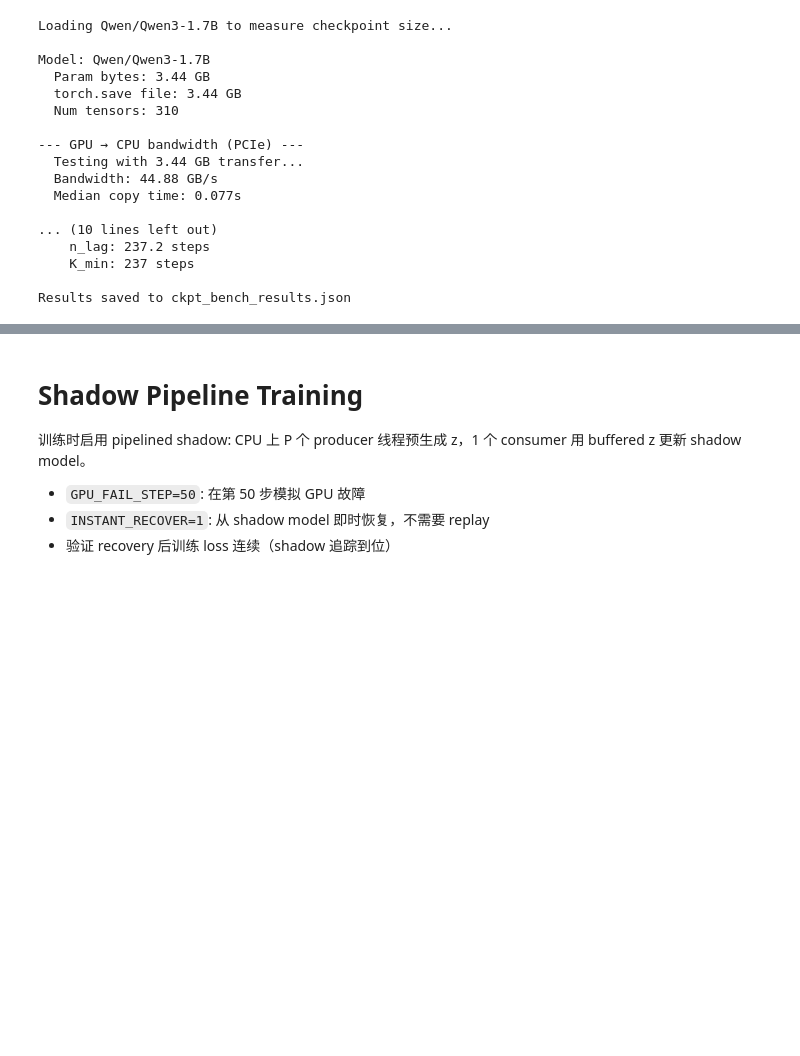
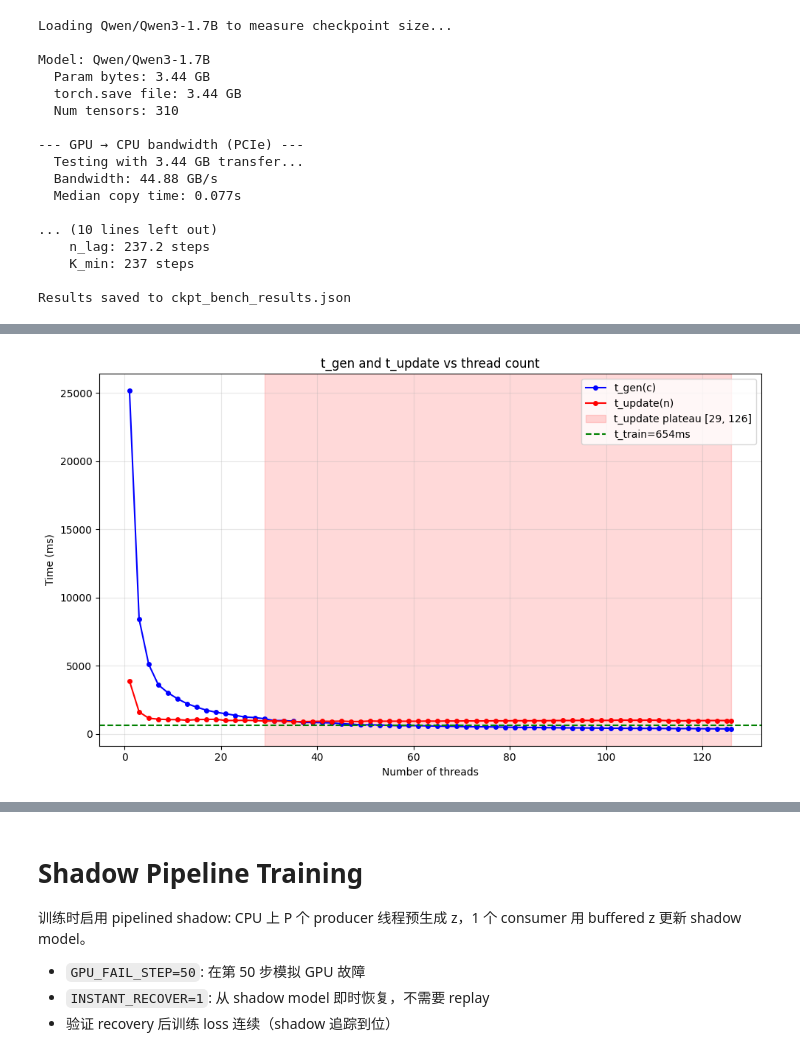
Before and after one commit to SunMinqiu/NonStopZO2, a Jupyter notebook: experiments/Non_stop_ZO.ipynb, the cells around one changed output, grey strips where cells are left out. Drawn from its saved outputs; the diff is of its cells as text; code cells hidden in the pictures; blank space fills up the shorter version.

Commit message:
shadow

```diff
--- a/experiments/Non_stop_ZO.ipynb
+++ b/experiments/Non_stop_ZO.ipynb
@@ -182,0 +192,16 @@ fp32 CPU==CUDA: True
+# %%
+import torch, zo_rng
+
+shape = (1536, 1536)
+param_init = torch.randn(shape, dtype=torch.float32)
+z = zo_rng.randn(seed=42, shape=shape, device='cpu')
+
+p_cpu = param_init.clone()
+p_gpu = param_init.clone().cuda()
+
+alpha = float(1e-3)  # eps
+p_cpu.add_(z, alpha=alpha)
+p_gpu.add_(z.cuda(), alpha=alpha)
+
+print("Match:", torch.equal(p_cpu, p_gpu.cpu()))
+print("Diff elements:", (p_cpu != p_gpu.cpu()).sum().item(), "/", p_cpu.numel())
@@ -446,12 +410,17 @@ C = 总可用核数 - 1（留给训练主进程）。
 # %%
-"""Benchmark t_gen(c) and t_update(n) curves, find optimal (c, P)."""
-import sys, torch
+"""Step 1: Measure t_gen(c) and t_update(n) curves, find t_update plateau."""
+import sys, os, torch
 sys.path.insert(0, '/home/users/u0001609/NonStopZO2')
+import importlib
+import zo2.trainer.hf_transformers.batch_differential_checkpoint as bdc
+importlib.reload(bdc)
+from zo2.trainer.hf_transformers.batch_differential_checkpoint import (
+    calibrate_producer_consumer, _interp_curve
+)
 from transformers import AutoModelForCausalLM
-from zo2.trainer.hf_transformers.batch_differential_checkpoint import (
-    calibrate_producer_consumer
-)
+import matplotlib.pyplot as plt
 
+# ===== Config =====
 model = AutoModelForCausalLM.from_pretrained("Qwen/Qwen3-1.7B", torch_dtype=torch.float32)
 state = {n: p.data.cpu().clone() for n, p in model.named_parameters() if p.requires_grad}
 param_names = list(state.keys())
@@ -459,37 +428,53 @@ model_bytes = sum(p.numel() * p.element_size() for p in state.values())
 print(f"Model: {len(param_names)} params, {model_bytes/1e9:.2f} GB")
 del model
 
-gpu_step_ms = 654  # ← 从训练日志填入
+gpu_step_ms = 654   # ← 从训练日志填入
 t_train = gpu_step_ms / 1000.0
 
-import os
 C = len(os.sched_getaffinity(0)) - 1  # 留 1 核给训练主进程
-print(f"C = {C} (total cores - 1)")
+print(f"C = {C}, t_train = {t_train*1000:.0f}ms")
 
-# =====================================================
-# 手动调整搜索范围和精度
-# 第1轮: 粗扫    core_start=1, core_stop=C-1, core_step=20
-# 第2轮: 精细    core_start=40, core_stop=80, core_step=5
-# 第3轮: 最精细  core_start=55, core_stop=70, core_step=1
-# =====================================================
-core_start = 1       # 起点
-core_stop  = C - 1   # 终点 (inclusive)
-core_step  = 1     # 步长
+# ===== 粗扫: 测 t_gen(c) 和 t_update(n) =====
+# 第1轮: core_step=20 粗扫
+# 第2轮: 缩小范围, core_step=5 精扫
+# 第3轮: core_step=1 最精细
+core_step = 2
 
 result = calibrate_producer_consumer(
     state, param_names, rng_device='zo_rng',
     C=C, t_train=t_train,
     n_warmup=1, n_measure=3,
-    core_start=core_start, core_stop=core_stop, core_step=core_step,
+    core_start=1, core_stop=C-1, core_step=core_step,
 )
 
-# --- Recommended env vars ---
-print(f"\n{'='*60}")
-print("Recommended Settings")
-print(f"{'='*60}")
-print(f"  SHADOW_PIPELINE_WORKERS={result['best_P']} "
-      f"SHADOW_BUFFER_SIZE={result['best_B']} "
-      f"ZO_RNG_THREAD_FRACTION={result['best_c'] / C:.2f}")
-print(f"  (c={result['best_c']}, P={result['best_P']}, c_cons={result['best_c_cons']})")
+t_gen_curve = result['t_gen_curve']
+t_update_curve = result['t_update_curve']
+
+# ===== 找 t_update 平台区间 =====
+t_update_min = min(t_update_curve.values())
+PLATEAU_THRESHOLD = 1.10  # within 10% of min
+plateau_points = sorted(
+    n for n in t_update_curve
+    if t_update_curve[n] < t_update_min * PLATEAU_THRESHOLD
+)
+n_low, n_high = plateau_points[0], plateau_points[-1]
+print(f"\nt_update plateau: n=[{n_low}, {n_high}], "
+      f"t_min={t_update_min*1000:.1f}ms (threshold: ±{(PLATEAU_THRESHOLD-1)*100:.0f}%)")
+
+# ===== Plot =====
+fig, ax = plt.subplots(figsize=(10, 6))
+cs = sorted(t_gen_curve.keys())
+ns = sorted(t_update_curve.keys())
+ax.plot(cs, [t_gen_curve[c]*1000 for c in cs], 'b.-', label='t_gen(c)', markersize=8)
+ax.plot(ns, [t_update_curve[n]*1000 for n in ns], 'r.-', label='t_update(n)', markersize=8)
+ax.axvspan(n_low, n_high, alpha=0.15, color='red', label=f't_update plateau [{n_low}, {n_high}]')
+ax.axhline(t_train*1000, color='green', ls='--', label=f't_train={t_train*1000:.0f}ms')
+ax.set_xlabel('Number of threads')
+ax.set_ylabel('Time (ms)')
+ax.set_title('t_gen and t_update vs thread count')
+ax.legend()
+ax.grid(True, alpha=0.3)
+plt.tight_layout()
+plt.show()
 # %% [output]
 Model: 310 params, 6.88 GB
@@ -512 +497,2 @@ Recommended Settings
+[figure, added]
 # %%
```
Also changed, not shown: parts of 34 cells of this notebook, 9 other files.
